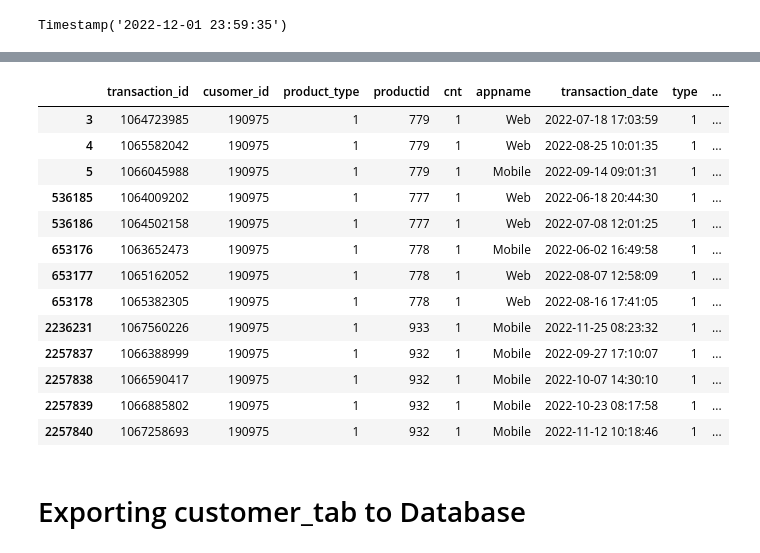
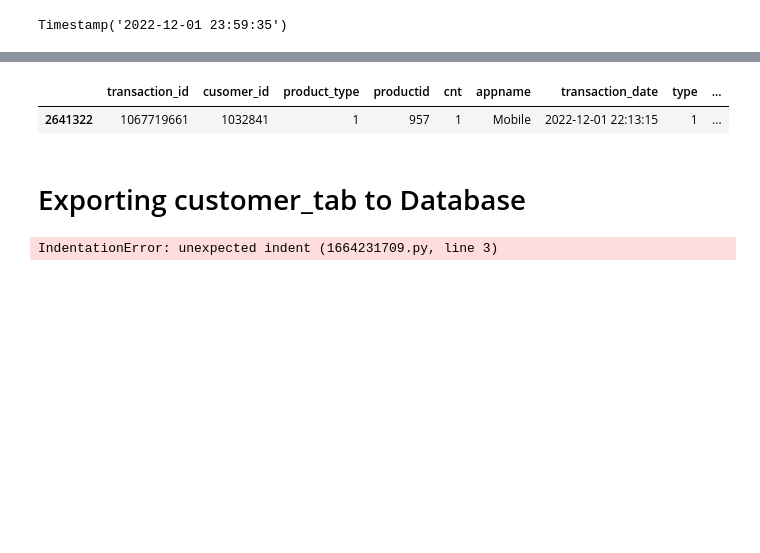
Before and after one commit to Oskareh/capstone, a Jupyter notebook: analysis_process_moo.ipynb, the cells around one changed output, grey strips where cells are left out. Cells and saved outputs as stored; diff of their text form; code cells hidden in the pictures; blank space fills up the shorter version.

Commit message:
new customer_tab df created ready to be pushed to DB

```diff
--- a/analysis_process_moo.ipynb
+++ b/analysis_process_moo.ipynb
@@ -541,28 +541,16 @@ customer_tab.query('customer_id == 190975') # checking code
 # %%
-sales_prod_df.query('cusomer_id == 190975') # checking the code
+sales_prod_df.query('cusomer_id == 1032841') # checking the code
 # %% [output]
 |  | transaction_id | cusomer_id | product_type | productid | cnt | appname | transaction_date | type | ... |
-| 3 | 1064723985 | 190975 | 1 | 779 | 1 | Web | 2022-07-18 17:03:59 | 1 | ... |
-| 4 | 1065582042 | 190975 | 1 | 779 | 1 | Web | 2022-08-25 10:01:35 | 1 | ... |
-| 5 | 1066045988 | 190975 | 1 | 779 | 1 | Mobile | 2022-09-14 09:01:31 | 1 | ... |
-| 536185 | 1064009202 | 190975 | 1 | 777 | 1 | Web | 2022-06-18 20:44:30 | 1 | ... |
-| 536186 | 1064502158 | 190975 | 1 | 777 | 1 | Web | 2022-07-08 12:01:25 | 1 | ... |
-| 653176 | 1063652473 | 190975 | 1 | 778 | 1 | Mobile | 2022-06-02 16:49:58 | 1 | ... |
-| 653177 | 1065162052 | 190975 | 1 | 778 | 1 | Web | 2022-08-07 12:58:09 | 1 | ... |
-| 653178 | 1065382305 | 190975 | 1 | 778 | 1 | Web | 2022-08-16 17:41:05 | 1 | ... |
-| 2236231 | 1067560226 | 190975 | 1 | 933 | 1 | Mobile | 2022-11-25 08:23:32 | 1 | ... |
-| 2257837 | 1066388999 | 190975 | 1 | 932 | 1 | Mobile | 2022-09-27 17:10:07 | 1 | ... |
-| 2257838 | 1066590417 | 190975 | 1 | 932 | 1 | Mobile | 2022-10-07 14:30:10 | 1 | ... |
-| 2257839 | 1066885802 | 190975 | 1 | 932 | 1 | Mobile | 2022-10-23 08:17:58 | 1 | ... |
-| 2257840 | 1067258693 | 190975 | 1 | 932 | 1 | Mobile | 2022-11-12 10:18:46 | 1 | ... |
+| 2641322 | 1067719661 | 1032841 | 1 | 957 | 1 | Mobile | 2022-12-01 22:13:15 | 1 | ... |
 # %% [markdown]
 # Exporting customer_tab to Database
 # %%
 
 # Importing product_df to SQL database as dim_product
-if engine!=None:
+#if engine!=None:
     try:
-        product_df.to_sql(customer_data, # Name of SQL table
+        .to_sql(customer_data, # Name of SQL table
                         con=engine, # Engine or connection
                         if_exists='replace', # Drop the table before inserting new values
                         schema=schema, # your class schema
@@ -574,5 +562,7 @@ if engine!=None:
     except (Exception, psycopg2.DatabaseError) as error:
         print(error)
         engine = None
+# %% [output]
+IndentationError: unexpected indent (1664231709.py, line 3)
 # %%
 # rfm[['segment','recency', 'frequency', 'monetary']].groupby('segment').agg(['mean', 'count', 'max']).round(2)
```
Also changed, not shown: parts of 1 cell of this notebook.
